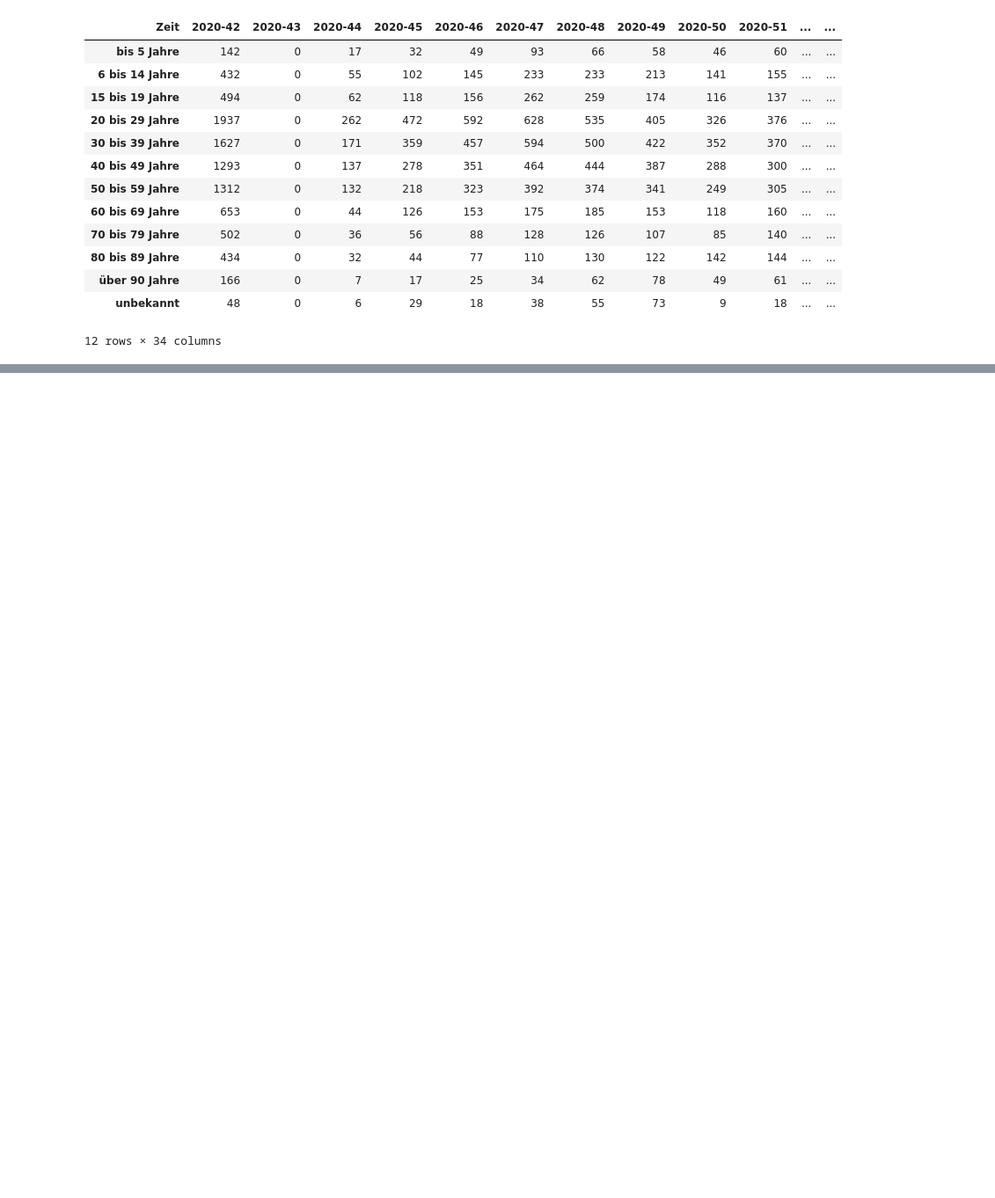
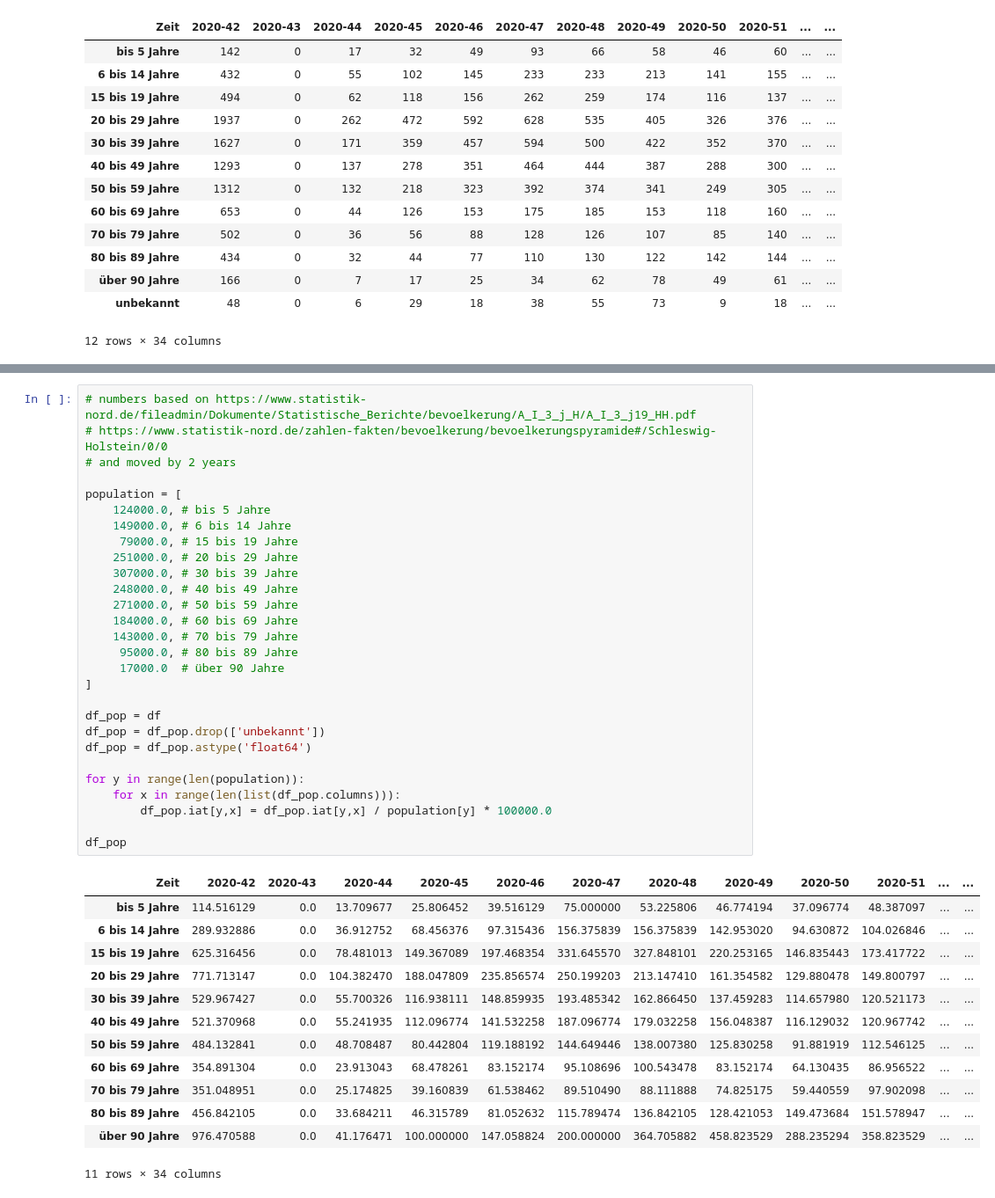
Before and after one commit to ToBeHH/hamburg_corona_zahlen, a Jupyter notebook: Altersverteilung.ipynb, the cells around one changed output, grey strips where cells are left out. Shown: that part at 88% size. Saved outputs shown, nothing was run; the diff lists cells and outputs as text; blank space fills up the shorter version.

Commit message:
Added relative numbers

```diff
--- a/Altersverteilung.ipynb
+++ b/Altersverteilung.ipynb
@@ -84,0 +85,42 @@ sns.heatmap(df, vmax=1000, annot=True, fmt="d")
+# %%
+# numbers based on https://www.statistik-nord.de/fileadmin/Dokumente/Statistische_Berichte/bevoelkerung/A_I_3_j_H/A_I_3_j19_HH.pdf
+# https://www.statistik-nord.de/zahlen-fakten/bevoelkerung/bevoelkerungspyramide#/Schleswig-Holstein/0/0
+# and moved by 2 years
+
+population = [
+    124000.0, # bis 5 Jahre
+    149000.0, # 6 bis 14 Jahre
+     79000.0, # 15 bis 19 Jahre
+    251000.0, # 20 bis 29 Jahre
+    307000.0, # 30 bis 39 Jahre
+    248000.0, # 40 bis 49 Jahre
+    271000.0, # 50 bis 59 Jahre
+    184000.0, # 60 bis 69 Jahre
+    143000.0, # 70 bis 79 Jahre
+     95000.0, # 80 bis 89 Jahre
+     17000.0  # über 90 Jahre
+]
+
+df_pop = df
+df_pop = df_pop.drop(['unbekannt'])
+df_pop = df_pop.astype('float64')
+
+for y in range(len(population)):
+    for x in range(len(list(df_pop.columns))):
+        df_pop.iat[y,x] = df_pop.iat[y,x] / population[y] * 100000.0
+
+df_pop
+# %% [output]
+| Zeit | 2020-42 | 2020-43 | 2020-44 | 2020-45 | 2020-46 | 2020-47 | 2020-48 | 2020-49 | 2020-50 | 2020-51 | ... | ... |
+| bis 5 Jahre | 114.516129 | 0.0 | 13.709677 | 25.806452 | 39.516129 | 75.000000 | 53.225806 | 46.774194 | 37.096774 | 48.387097 | ... | ... |
+| 6 bis 14 Jahre | 289.932886 | 0.0 | 36.912752 | 68.456376 | 97.315436 | 156.375839 | 156.375839 | 142.953020 | 94.630872 | 104.026846 | ... | ... |
+| 15 bis 19 Jahre | 625.316456 | 0.0 | 78.481013 | 149.367089 | 197.468354 | 331.645570 | 327.848101 | 220.253165 | 146.835443 | 173.417722 | ... | ... |
+| 20 bis 29 Jahre | 771.713147 | 0.0 | 104.382470 | 188.047809 | 235.856574 | 250.199203 | 213.147410 | 161.354582 | 129.880478 | 149.800797 | ... | ... |
+| 30 bis 39 Jahre | 529.967427 | 0.0 | 55.700326 | 116.938111 | 148.859935 | 193.485342 | 162.866450 | 137.459283 | 114.657980 | 120.521173 | ... | ... |
+| 40 bis 49 Jahre | 521.370968 | 0.0 | 55.241935 | 112.096774 | 141.532258 | 187.096774 | 179.032258 | 156.048387 | 116.129032 | 120.967742 | ... | ... |
+| 50 bis 59 Jahre | 484.132841 | 0.0 | 48.708487 | 80.442804 | 119.188192 | 144.649446 | 138.007380 | 125.830258 | 91.881919 | 112.546125 | ... | ... |
+| 60 bis 69 Jahre | 354.891304 | 0.0 | 23.913043 | 68.478261 | 83.152174 | 95.108696 | 100.543478 | 83.152174 | 64.130435 | 86.956522 | ... | ... |
+| 70 bis 79 Jahre | 351.048951 | 0.0 | 25.174825 | 39.160839 | 61.538462 | 89.510490 | 88.111888 | 74.825175 | 59.440559 | 97.902098 | ... | ... |
+| 80 bis 89 Jahre | 456.842105 | 0.0 | 33.684211 | 46.315789 | 81.052632 | 115.789474 | 136.842105 | 128.421053 | 149.473684 | 151.578947 | ... | ... |
+| über 90 Jahre | 976.470588 | 0.0 | 41.176471 | 100.000000 | 147.058824 | 200.000000 | 364.705882 | 458.823529 | 288.235294 | 358.823529 | ... | ... |
+11 rows × 34 columns
```
Also changed, not shown: parts of 2 cells of this notebook, 2 other files.
